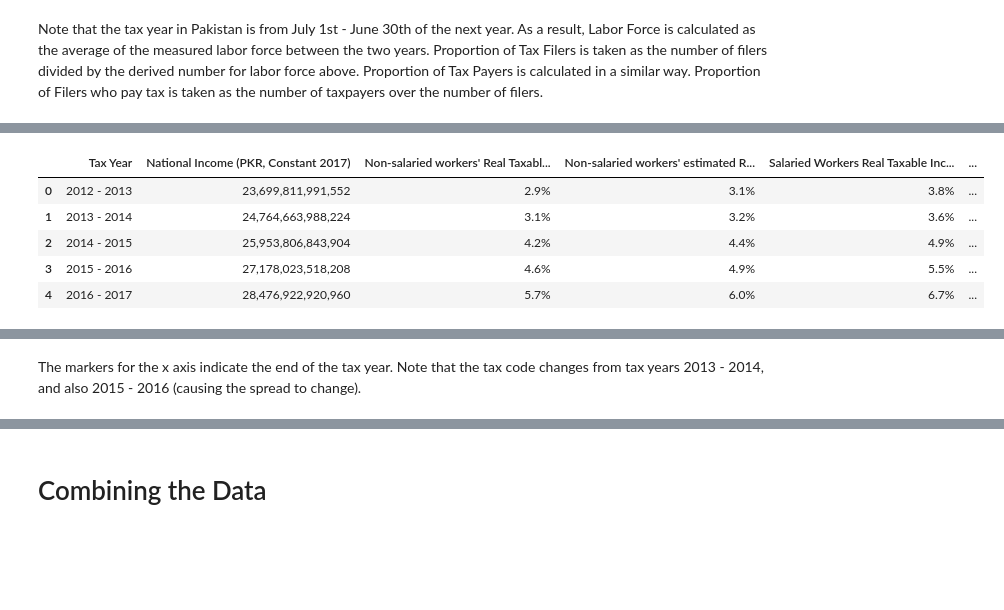
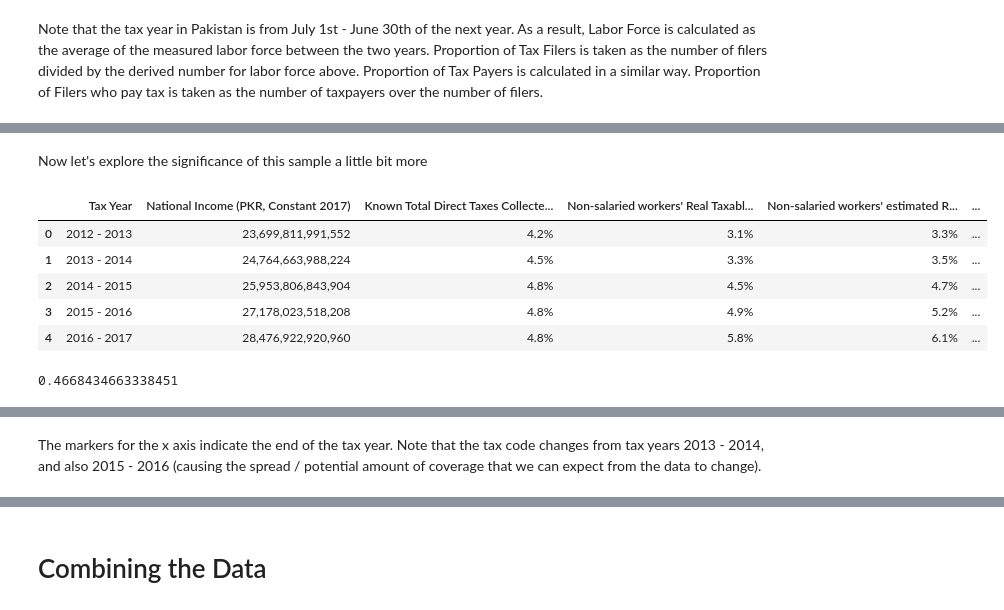
Before and after one commit to ali-aka-ahmed/DistributionalNationalAccounts-Pakistan, a Jupyter notebook: data_files/Calculations.ipynb, the cells around one changed output, grey strips where cells are left out. Drawn from its saved outputs; the diff is of its cells as text; code cells hidden in the pictures; blank space fills up the shorter version.

```diff
--- a/data_files/Calculations.ipynb
+++ b/data_files/Calculations.ipynb
@@ -2363,3 +2365,9 @@ def int_average(val1, val2):
 national_income = pd.read_excel("./miscData/national_income.xlsx")
 pakistan_cpi = pd.read_excel("./miscData/pakistan_cpi.xls")
 gdp = pd.read_excel("./miscData/pakistan_gdp.xlsx")
+income_tax_comparison = pd.read_excel("./miscData/personal_income_tax_comparison.xlsx")
+grd_pak_direct_tax = pd.read_excel("./miscData/grd_pak_taxes.xlsx")
+india_gdp = pd.read_excel("./miscData/india_gdp.xlsx")
+india_taxes = pd.read_excel("./miscData/india_taxes2.xls")
+lfp = pd.read_excel("./miscData/lfp.xls")
+lfp_female = pd.read_excel("./miscData/lfp_female.xls")
@@ -2376,3 +2374,14 @@ cpi_2016 = 1
+# %%
+cpi_2012 = np.mean([list(gdp[gdp["year"] == 2012]["gdp_index_2017"])[0],
+          list(gdp[gdp["year"] == 2013]["gdp_index_2017"])[0]])
+cpi_2013 = np.mean([list(gdp[gdp["year"] == 2013]["gdp_index_2017"])[0],
+         list(gdp[gdp["year"] == 2014]["gdp_index_2017"])[0]])
+cpi_2014 = np.mean([list(gdp[gdp["year"] == 2014]["gdp_index_2017"])[0],
+         list(gdp[gdp["year"] == 2015]["gdp_index_2017"])[0]])
+cpi_2015 = np.mean([list(gdp[gdp["year"] == 2015]["gdp_index_2017"])[0],
+          list(gdp[gdp["year"] == 2016]["gdp_index_2017"])[0]])
+cpi_2016 = np.mean([list(gdp[gdp["year"] == 2016]["gdp_index_2017"])[0],
+          list(gdp[gdp["year"] == 2017]["gdp_index_2017"])[0]])
 # %% [markdown]
 Let the graphs begin!
 # %%
@@ -2465,3 +2570,5 @@ With revenues from income tax equivalent to approximately 2% of GDP, Pakistan re
+# %% [markdown]
+Now let's explore the significance of this sample a little bit more
 # %%
 s_deduction_rate = 0.05
 ns_deduction_rate = 0.05
@@ -2476,16 +2583,6 @@ ni2015 = np.mean([list(national_income[national_income["Year"] == 2015]["Nationa
           list(national_income[national_income["Year"] == 2016]["National Income"])[0]])
 ni2016 = np.mean([list(national_income[national_income["Year"] == 2016]["National Income"])[0],
           list(national_income[national_income["Year"] == 2017]["National Income"])[0]])
-
-cpi_2012 = np.mean([list(pakistan_cpi[pakistan_cpi["observation_date"] == "2012-01-01"]["cpi"])[0],
-          list(pakistan_cpi[pakistan_cpi["observation_date"] == "2013-01-01"]["cpi"])[0]])
-cpi_2013 = np.mean([list(pakistan_cpi[pakistan_cpi["observation_date"] == "2013-01-01"]["cpi"])[0],
-          list(pakistan_cpi[pakistan_cpi["observation_date"] == "2014-01-01"]["cpi"])[0]])
-cpi_2014 = np.mean([list(pakistan_cpi[pakistan_cpi["observation_date"] == "2014-01-01"]["cpi"])[0],
-         list(pakistan_cpi[pakistan_cpi["observation_date"] == "2015-01-01"]["cpi"])[0]])
-cpi_2015 = np.mean([list(pakistan_cpi[pakistan_cpi["observation_date"] == "2015-01-01"]["cpi"])[0],
-          list(pakistan_cpi[pakistan_cpi["observation_date"] == "2016-01-01"]["cpi"])[0]])
-cpi_2016 = 1
 
 pnis2012 = sum(taxable_incomes_salaried_2012_13) / cpi_2012 / ni2012
 pnis2013 = sum(taxable_incomes_salaried_2013_14) / cpi_2013 / ni2013
@@ -2501,37 +2598,68 @@ r_pnis2016 = sum(taxable_incomes_salaried_2016_17) / cpi_2016 / (1 - s_deduction
 
 pnins2012 = sum(taxable_incomes_nonsalaried_2012_13) / cpi_2012 / ni2012
 pnins2013 = sum(taxable_incomes_nonsalaried_2013_14) / cpi_2013 / ni2013
 pnins2014 = sum(taxable_incomes_nonsalaried_2014_15) / cpi_2014 / ni2014
 pnins2015 = sum(taxable_incomes_nonsalaried_2015_16) / cpi_2015 / ni2015
 pnins2016 = sum(taxable_incomes_nonsalaried_2016_17) / cpi_2016 / ni2016
 
 r_pnins2012 = sum(taxable_incomes_nonsalaried_2012_13) / cpi_2012 / (1 - ns_deduction_rate) / ni2012
 r_pnins2013 = sum(taxable_incomes_nonsalaried_2013_14) / cpi_2013 / (1 - ns_deduction_rate) / ni2013
 r_pnins2014 = sum(taxable_incomes_nonsalaried_2014_15) / cpi_2014 / (1 - ns_deduction_rate) / ni2014
 r_pnins2015 = sum(taxable_incomes_nonsalaried_2015_16) / cpi_2015 / (1 - ns_deduction_rate) / ni2015
 r_pnins2016 = sum(taxable_incomes_nonsalaried_2016_17) / cpi_2016 / (1 - ns_deduction_rate) / ni2016
 
+dt_percent_2012 = np.mean([list(grd_pak_direct_tax[grd_pak_direct_tax["YEAR"] == 2012]["DIRECT TAXES"])[0],
+                      list(grd_pak_direct_tax[grd_pak_direct_tax["YEAR"] == 2013]["DIRECT TAXES"])[0]])
+dt_percent_2013 = np.mean([list(grd_pak_direct_tax[grd_pak_direct_tax["YEAR"] == 2013]["DIRECT TAXES"])[0],
+                      list(grd_pak_direct_tax[grd_pak_direct_tax["YEAR"] == 2014]["DIRECT TAXES"])[0]])
+dt_percent_2014 = np.mean([list(grd_pak_direct_tax[grd_pak_direct_tax["YEAR"] == 2014]["DIRECT TAXES"])[0],
+                      list(grd_pak_direct_tax[grd_pak_direct_tax["YEAR"] == 2015]["DIRECT TAXES"])[0]])
+dt_percent_2015 = list(grd_pak_direct_tax[grd_pak_direct_tax["YEAR"] == 2015]["DIRECT TAXES"])[0]
+
+# 796805000000 collected by FBR (direct amount in that years' currency, see headbook in supplemental_tax_information)
+# 947712000000 collected FBR (direct amount in that years' currency, see headbook in supplemental_tax_information)
+# 1096046000000 collected FBR (direct amount in that years' currency, see headbook in supplemental_tax_information)
+# 1217500000000 collected FBR (direct amount in that years' currency, see headbook in supplemental_tax_information)
+# 1344200000000 collected FBR (direct amount in that years' currency, see headbook in supplemental_tax_information)
+dt_calc_2012 = 796805000000 / cpi_2012 / ni2012
+dt_calc_2013 = 947712000000 / cpi_2013 / ni2013
+dt_calc_2014 = 1096046000000 / cpi_2014 / ni2014
+dt_calc_2015 = 1217500000000 / cpi_2015 / ni2015
+dt_calc_2016 = 1344200000000 / cpi_2016 / ni2016
+# 43.1% CoD and VP (direct amount in that years' currency, see headbook in supplemental_tax_information)
+# 37.5% CoD and VP (direct amount in that years' currency, see headbook in supplemental_tax_information)
+# 36.9% CoD and VP (direct amount in that years' currency, see headbook in supplemental_tax_information)
+# 39% CoD and VP (direct amount in that years' currency, see headbook in supplemental_tax_information)
+# 34.5% CoD and VP (direct amount in that years' currency, see headbook in supplemental_tax_information)
+
 d = {
     'Tax Year': ["2012 - 2013", "2013 - 2014", "2014 - 2015", "2015 - 2016", "2016 - 2017"],
     'National Income (PKR, Constant 2017)': [format_number(int(ni2012)), format_number(int(ni2013)), format_number(int(ni2014)), format_number(int(ni2015)), format_number(int(ni2016))],
     "Salaried Workers Real Taxable Income (% of National Income)": [format_percent(pnis2012, 1), format_percent(pnis2013, 1), format_percent(pnis2014, 1), format_percent(pnis2015, 1), format_percent(pnis2016, 1)],
     "Salaried Workers estimated Real Income (Taxable Income with 5% Deduction, % of National Income)": [format_percent(r_pnis2012, 1), format_percent(r_pnis2013, 1), format_percent(r_pnis2014, 1), format_percent(r_pnis2015, 1), format_percent(r_pnis2016, 1)],
     "Non-salaried workers' Real Taxable Income (% of National Income)": [format_percent(pnins2012, 1), format_percent(pnins2013, 1), format_percent(pnins2014, 1), format_percent(pnins2015, 1), format_percent(pnins2016, 1)],
-    "Non-salaried workers' estimated Real Income (Taxable Income with 5% Deduction, % of National Income)": [format_percent(r_pnins2012, 1), format_percent(r_pnins2013, 1), format_percent(r_pnins2014, 1), format_percent(r_pnins2015, 1), format_percent(r_pnins2016, 1)]
+    "Non-salaried workers' estimated Real Income (Taxable Income with 5% Deduction, % of National Income)": [format_percent(r_pnins2012, 1), format_percent(r_pnins2013, 1), format_percent(r_pnins2014, 1), format_percent(r_pnins2015, 1), format_percent(r_pnins2016, 1)],
+    "Known Total Direct Taxes Collected (% of National Income)": [format_percent(dt_calc_2012, 1), format_percent(dt_calc_2013, 1), format_percent(dt_calc_2014, 1), format_percent(dt_calc_2015, 1), format_percent(dt_calc_2016, 1)]
     }
 
 df = pd.DataFrame(data=d)
 df = df[["Tax Year",
          "National Income (PKR, Constant 2017)",
+         "Known Total Direct Taxes Collected (% of National Income)",
          "Non-salaried workers' Real Taxable Income (% of National Income)",
          "Non-salaried workers' estimated Real Income (Taxable Income with 5% Deduction, % of National Income)",
          "Salaried Workers Real Taxable Income (% of National Income)",
          "Salaried Workers estimated Real Income (Taxable Income with 5% Deduction, % of National Income)"]]
 df
 # %% [output]
-|  | Tax Year | National Income (PKR, Constant 2017) | Non-salaried workers' Real Taxabl... | Non-salaried workers' estimated R... | Salaried Workers Real Taxable Inc... | ... |
-| 0 | 2012 - 2013 | 23,699,811,991,552 | 2.9% | 3.1% | 3.8% | ... |
-| 1 | 2013 - 2014 | 24,764,663,988,224 | 3.1% | 3.2% | 3.6% | ... |
-| 2 | 2014 - 2015 | 25,953,806,843,904 | 4.2% | 4.4% | 4.9% | ... |
-| 3 | 2015 - 2016 | 27,178,023,518,208 | 4.6% | 4.9% | 5.5% | ... |
-| 4 | 2016 - 2017 | 28,476,922,920,960 | 5.7% | 6.0% | 6.7% | ... |
+|  | Tax Year | National Income (PKR, Constant 2017) | Known Total Direct Taxes Collecte... | Non-salaried workers' Real Taxabl... | Non-salaried workers' estimated R... | ... |
+| 0 | 2012 - 2013 | 23,699,811,991,552 | 4.2% | 3.1% | 3.3% | ... |
+| 1 | 2013 - 2014 | 24,764,663,988,224 | 4.5% | 3.3% | 3.5% | ... |
+| 2 | 2014 - 2015 | 25,953,806,843,904 | 4.8% | 4.5% | 4.7% | ... |
+| 3 | 2015 - 2016 | 27,178,023,518,208 | 4.8% | 4.9% | 5.2% | ... |
+| 4 | 2016 - 2017 | 28,476,922,920,960 | 4.8% | 5.8% | 6.1% | ... |
+# %%
+# 2.1% collected in terms of national income according to FBR Summary
+sum(taxes_paid_2012_13) / cpi_2012 / ni2012 * 100 # collected according to literal documents
+# %% [output]
+0.4668434663338451
@@ -2573,4 +2703,4 @@ py.iplot(fig, filename='styled-line')
 # %% [output]
 [interactive output not drawn]
 # %% [markdown]
-The markers for the x axis indicate the end of the tax year. Note that the tax code changes from tax years 2013 - 2014, and also 2015 - 2016 (causing the spread to change).
+The markers for the x axis indicate the end of the tax year. Note that the tax code changes from tax years 2013 - 2014, and also 2015 - 2016 (causing the spread / potential amount of coverage that we can expect from the data to change).
```
Also changed, not shown: parts of 17 cells of this notebook, 28 other files.
